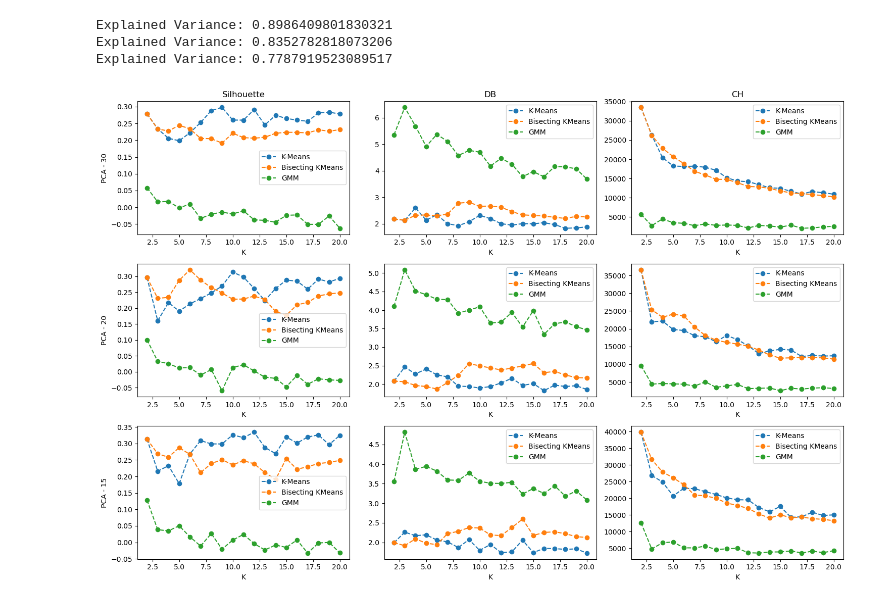
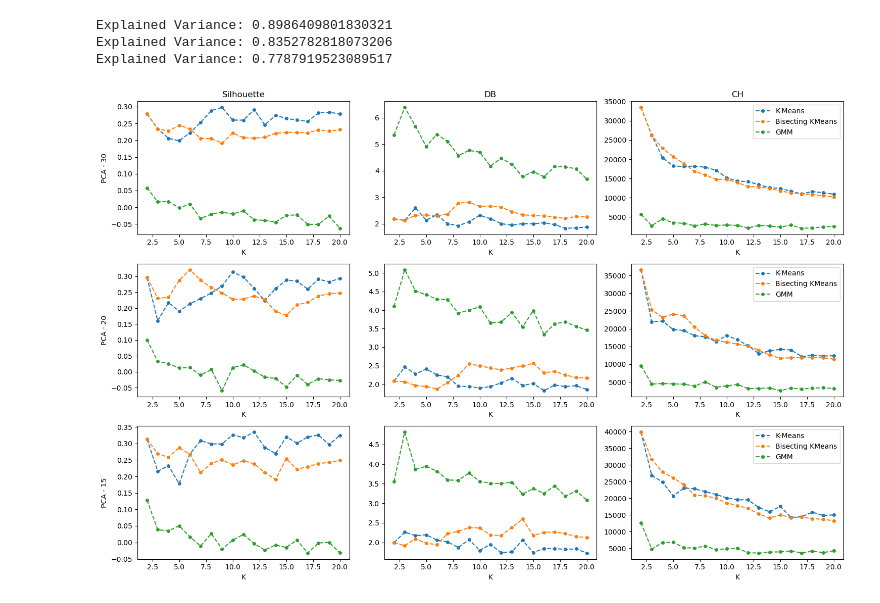
Before and after one commit to namvdo/bdpa-clickflow, a Jupyter notebook: ml/full.ipynb, the cells around one changed output. Cells and saved outputs as stored; diff of their text form; code cells hidden in the pictures.

Commit message:
Better Graph

```diff
--- a/ml/full.ipynb
+++ b/ml/full.ipynb
@@ -53,20 +45,21 @@ Explained Variance: 0.7787919523089517
 # %%
 fig, ax = plt.subplots(3, 3, figsize=(15, 10), sharex=False)
 models = list(results.keys())
 scores = ["Silhouette", "DB", "CH"]
 for r in range(3):
-    for c, m in enumerate(models):
-        ax[r, 0].plot(results[m][r]["N_K"], results[m][r]["silouhette"], label= m, linestyle = "--", marker = "o")
-        ax[r, 1].plot(results[m][r]["N_K"], results[m][r]["davies_bouldin"], label= m, linestyle = "--", marker = "o")
-        ax[r, 2].plot(results[m][r]["N_K"], results[m][r]["calinski_harabasz"], label= m, linestyle = "--", marker = "o")
+    for m in models:
+        ax[r, 0].plot(results[m][r]["N_K"], results[m][r]["silouhette"], label= m, linestyle = "--", marker = "o", markersize = 4)
+        ax[r, 1].plot(results[m][r]["N_K"], results[m][r]["davies_bouldin"], label= m, linestyle = "--", marker = "o", markersize = 4)
+        ax[r, 2].plot(results[m][r]["N_K"], results[m][r]["calinski_harabasz"], label= m, linestyle = "--", marker = "o", markersize = 4)
+    for c in range(3):
+        ax[r, c].set_xlabel("K")
         if r == 0:
             ax[r, c].set_title(scores[c])
         if c == 0:
             ax[r, c].set_ylabel(f"PCA - {n_components[r]}")
-    for c in range(3):
-        ax[r, c].legend()
-        ax[r, c].set_xlabel("K")
+        if c == 2:
+            ax[r, c].legend()
 plt.tight_layout()
 plt.show()
 # %% [output]
-[figure, old version]
+[figure, new version]
```
Also changed, not shown: parts of 2 cells of this notebook, 1 other file.
